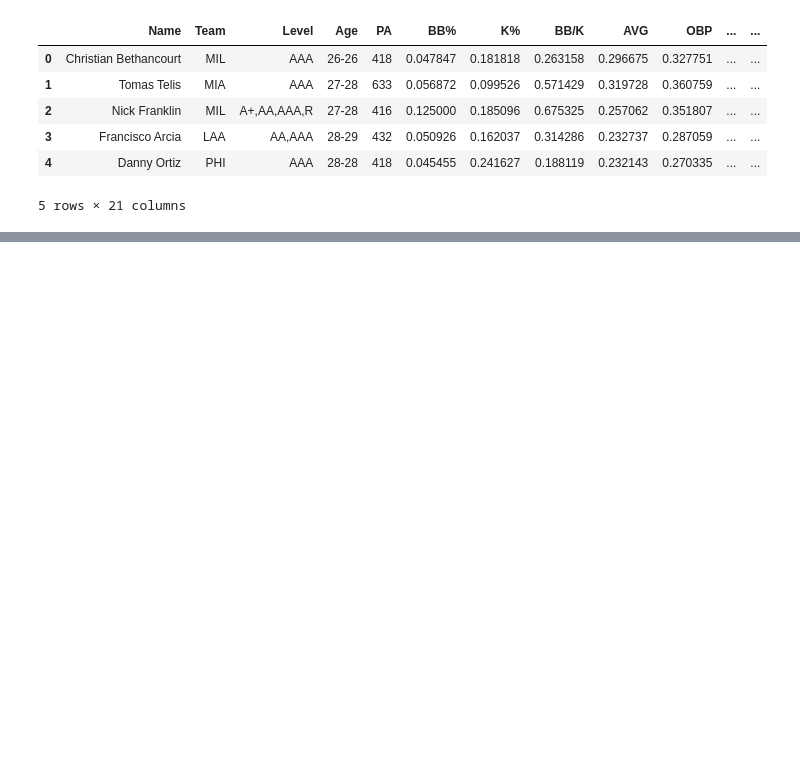
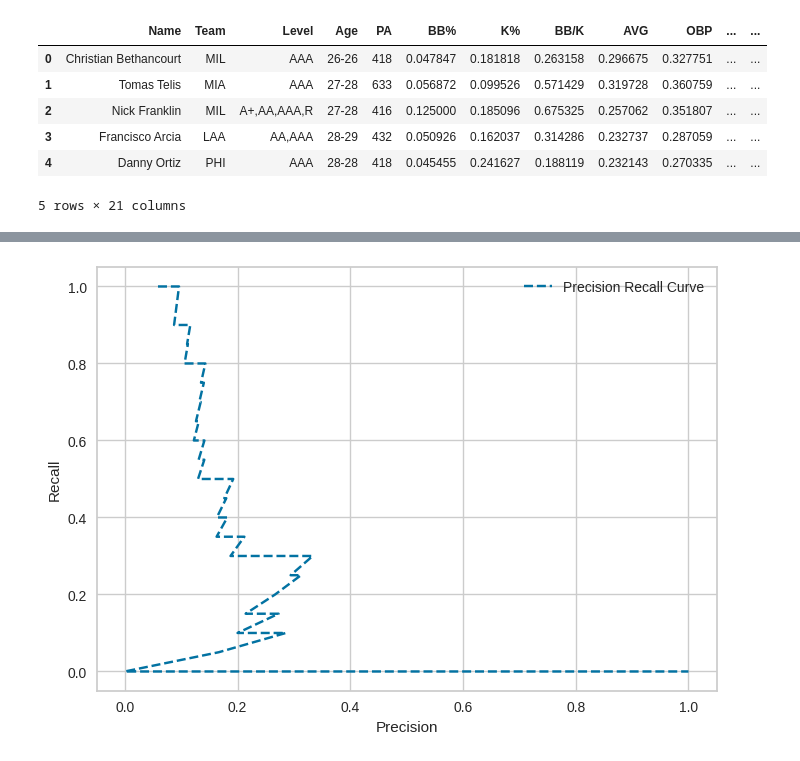
Before and after one commit to jrsansom110515/team2_w25_milestone2_datafiles, a Jupyter notebook: team2_w25_milestone2_project.ipynb, the cells around one changed output, grey strips where cells are left out. Saved outputs shown, nothing was run; the diff lists cells and outputs as text; code cells hidden in the pictures; blank space fills up the shorter version.

```diff
--- a/team2_w25_milestone2_project.ipynb
+++ b/team2_w25_milestone2_project.ipynb
@@ -215,0 +510,13 @@ Please also refer to the documentation for alternative solver options:
+# %%
+#Precision Recall curve
+def plot_prc(X_test, y_test, y_pred, model):
+  pr, re, _ = precision_recall_curve(y_test, model.predict_proba(X_test)[:,1])
+  plt.plot(pr, re, linestyle='--', label='Precision Recall Curve')
+  plt.xlabel('Precision')
+  plt.ylabel('Recall')
+  plt.legend()
+  plt.show()
+# %%
+plot_prc(X_test,y_test,y_pred_lr,lr_model)
+# %% [output]
+[figure, added]
```
Also changed, not shown: parts of 44 cells of this notebook.
